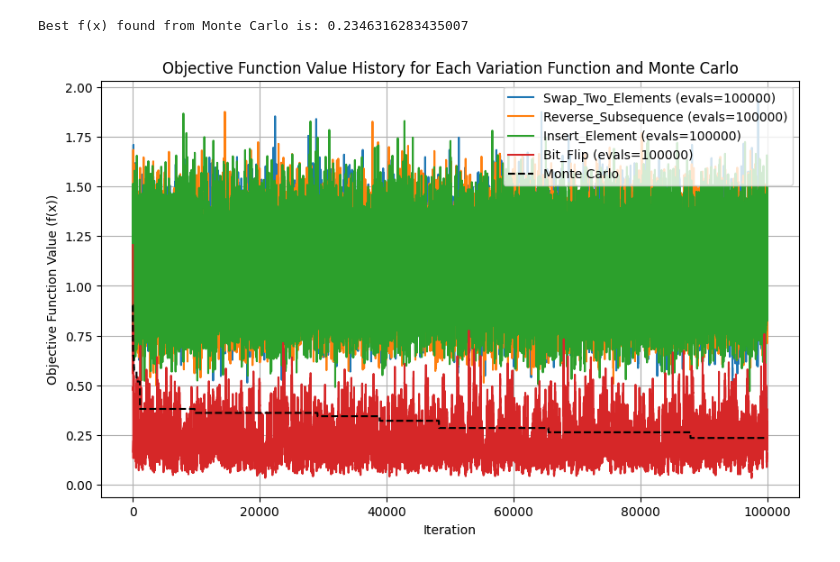
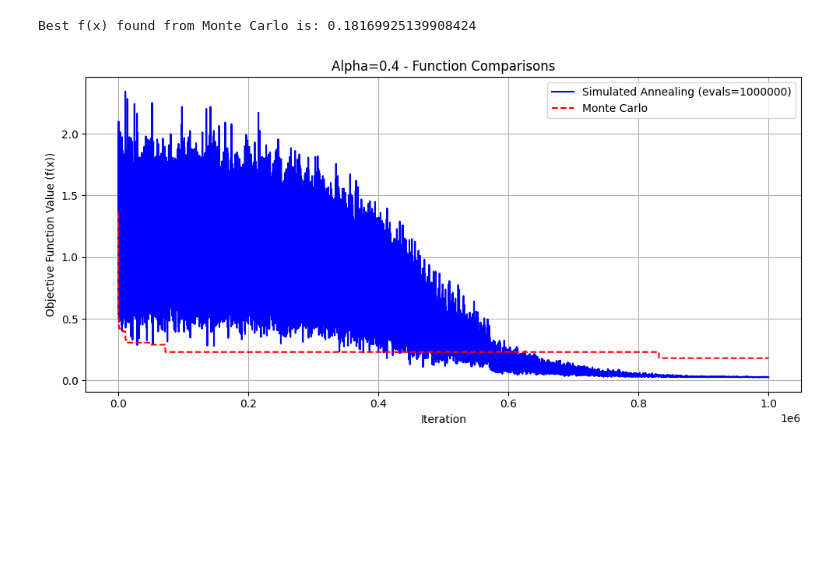
Before and after one commit to maliabramovitch/Introduction-to-Computational-ntelligence-HW, a Jupyter notebook: 01/HW01.ipynb, the cells around one changed output. Drawn from its saved outputs; the diff is of its cells as text; code cells hidden in the pictures; blank space fills up the shorter version.

```diff
--- a/01/HW01.ipynb
+++ b/01/HW01.ipynb
@@ -99,7 +99,6 @@ variation_funcs = [Swap_Two_Elements, Reverse_Subsequence, Insert_Element, Bit_F
 # %%
 n = 100
-evals = [1000, 10000, 100000]
-alpha = 0.99
-Nruns = 2
+eval = 1000000
+alpha = 0.4
 func_res = {}
 history_dict = {}
@@ -121 +105,14 @@ for e in evals:
+# %%
+fbest = []
+xbest = []
+history = []  # for ploting
+
+xmin, fmin, h = SimulatedAnnealing(n, eval, Swap_Multiple_Pairs, SwedishPump, seed=17)
+fbest.append(fmin)
+xbest.append(xmin)
+history.append(h)
+
+key = f"alpha {alpha} - evals {eval} - {Swap_Multiple_Pairs.__name__}"
+func_res[key] = min(fbest)
+history_dict[key] = history  # Store the history for plotting
 # %%
@@ -150,22 +123,34 @@ Best variation function is: evals 100000- Bit_Flip
 # %%
-fmin_mc, xmin_mc, f_history_mc = monte_carlo(n, 100000, fct.SwedishPump)
+fmin_mc, xmin_mc, f_history_mc = monte_carlo(n, 1000000, SwedishPump)
 print(f"Best f(x) found from Monte Carlo is: {fmin_mc}")
 # %% [output]
-Best f(x) found from Monte Carlo is: 0.2346316283435007
+Best f(x) found from Monte Carlo is: 0.18169925139908424
 # %%
-plt.figure(figsize=(10, 6))
-for var_func in variation_funcs:
-    key = f"evals {e}- {var_func.__name__}"
-    plt.plot(np.mean(history_dict[key], axis=0), label=f"{var_func.__name__} (evals={e})")
+"""
+@author: ChatGPT
+"""
+fig, ax = plt.subplots(figsize=(10, 5))
 
-# Plot the Monte Carlo result
-plt.plot(f_history_mc, label='Monte Carlo', linestyle='--', color='black')
+# Plot Simulated Annealing history
+avg_history = np.mean(history, axis=0)
+ax.plot(avg_history, label=f"Simulated Annealing (evals={eval})", color='b')
 
-plt.title('Objective Function Value History for Each Variation Function and Monte Carlo')
-plt.xlabel('Iteration')
-plt.ylabel('Objective Function Value (f(x))')
-plt.legend()
-plt.grid(True)
+# Plot the Monte Carlo history
+ax.plot(f_history_mc, label='Monte Carlo', linestyle='--', color='r')
+
+# Customize the plot
+ax.set_title(f"Alpha={alpha} - Function Comparisons")
+ax.set_xlabel('Iteration')
+ax.set_ylabel('Objective Function Value (f(x))')
+ax.legend()
+ax.grid(True)
+
+# Save the plot
+plot_filename = f"plot_{alpha}.png"
+fig.savefig(plot_filename, dpi=300)
+
+# Adjust the layout and show the plot
+plt.tight_layout()
 plt.show()
 # %% [output]
-[figure, old version]
+[figure, new version]
```
Also changed, not shown: parts of 7 cells of this notebook, 16 other files.
